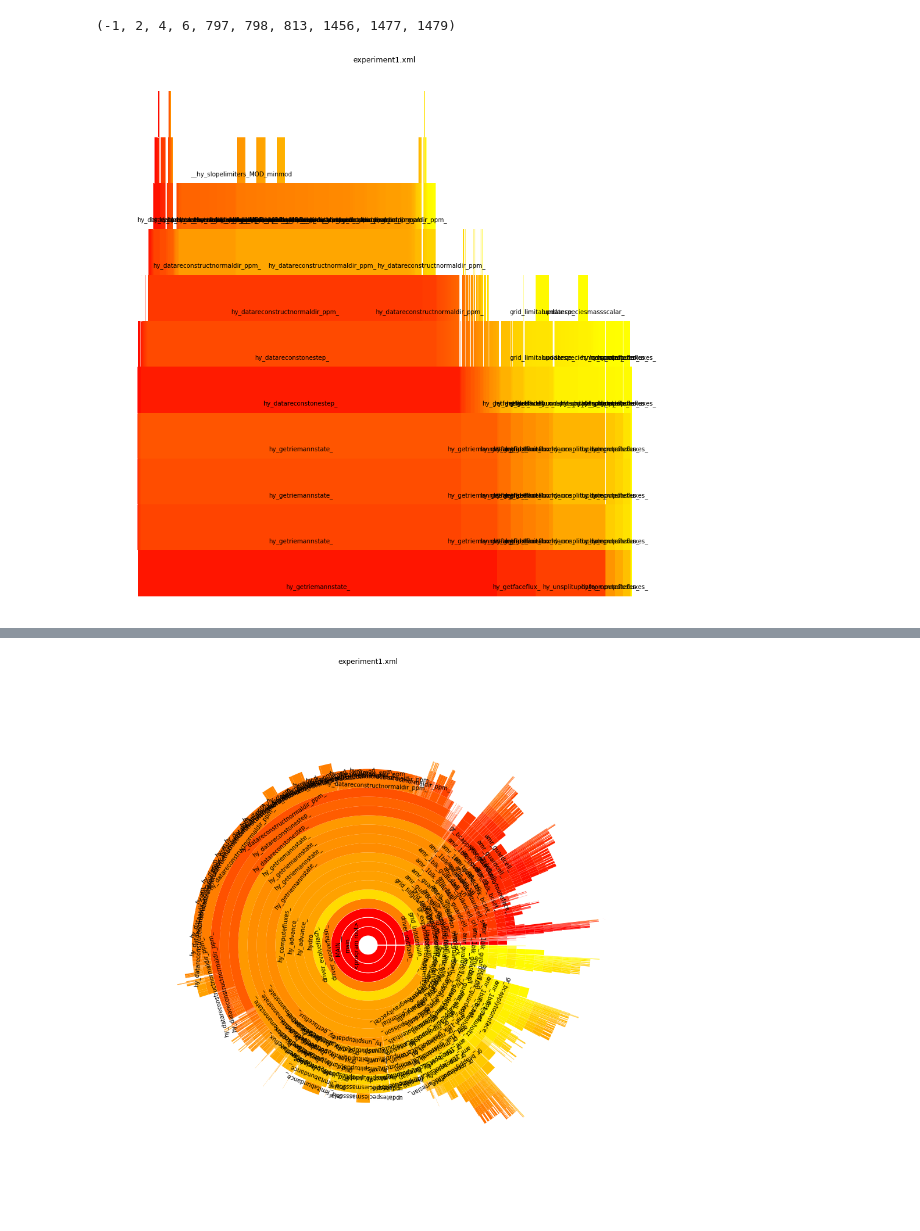
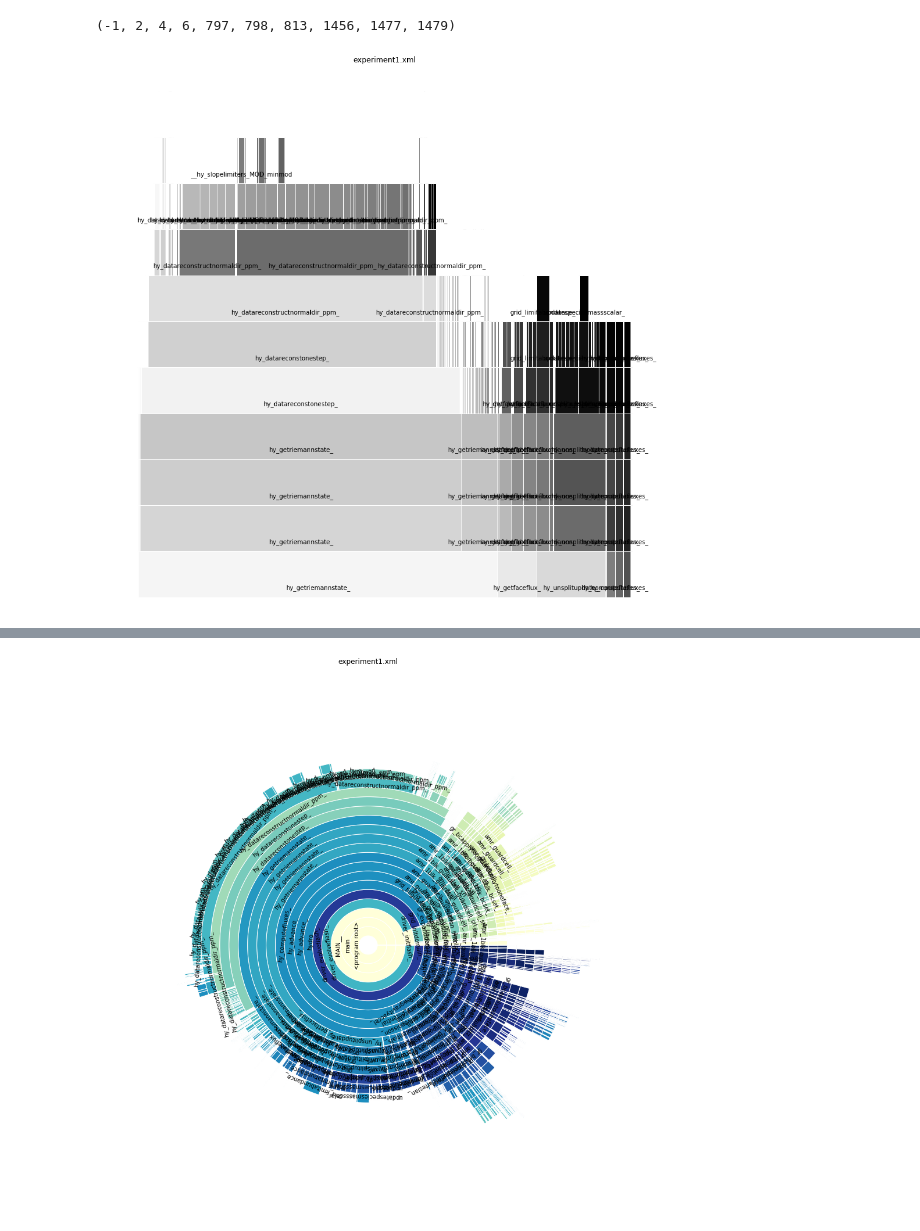
Before and after one commit to mbdevpl/hpctoolkit_dataframe, a Jupyter notebook: examples.ipynb, the cells around one changed output, grey strips where cells are left out. Drawn from its saved outputs; the diff is of its cells as text; code cells hidden in the pictures.

```diff
--- a/examples.ipynb
+++ b/examples.ipynb
@@ -62,7 +57,7 @@ prefix
 # %% [output]
 (-1, 2, 4, 6, 797, 798, 813, 1456, 1477, 1479)
 # %%
-df.flame_graph(prefix=prefix[1:])
+df.flame_graph(prefix=prefix[1:], style='mountains')
 # %% [output]
-[figure, old version]
+[figure, new version]
 # %%
@@ -73,6 +68,6 @@ df[df.procedure == 'hy_tvdslope_'][df.type == 'procedure frame'].compact
 | 1814 | 119770.0 | 0.001660 | 0.004544 | flash4 | hy_TVDslope.F90 | 54 | ... |
 | 1833 | 135765.0 | 0.001882 | 0.005151 | flash4 | hy_TVDslope.F90 | 54 | ... |
 # %%
-df.flame_graph(shape='wheel')
+df.flame_graph(shape='wheel', style='skyline')
 # %% [output]
-[figure, old version]
+[figure, new version]
```
Also changed, not shown: parts of 3 cells of this notebook.
